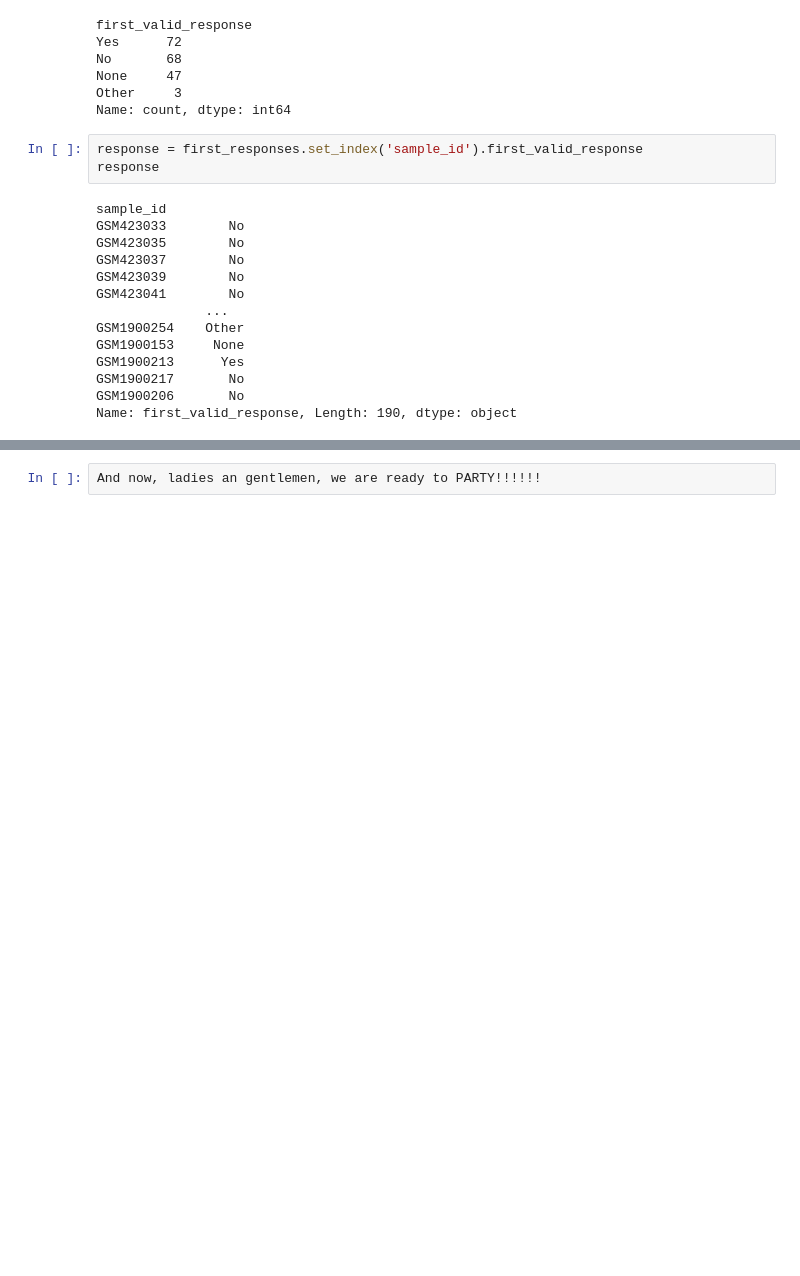
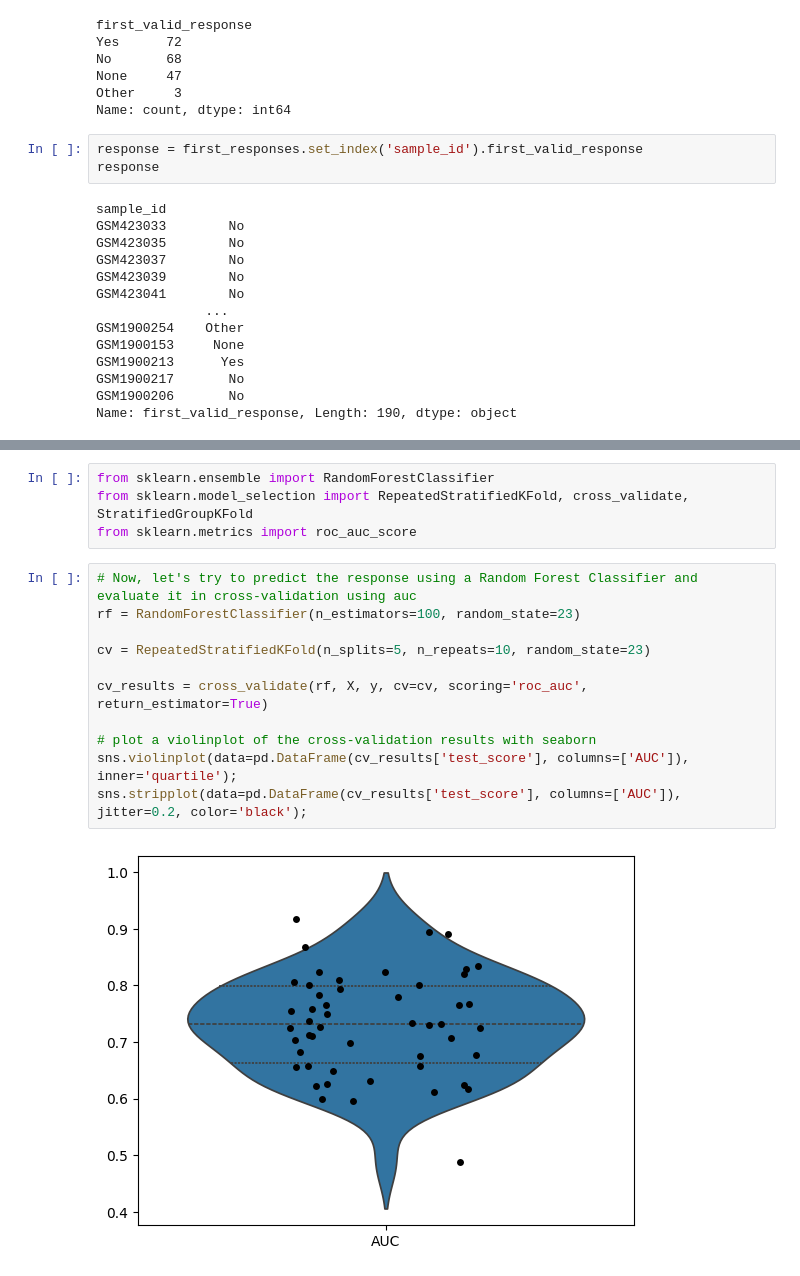
Before and after one commit to MaciejPiernik/ibd, a Jupyter notebook: ibd/notebooks/experiment_playground.ipynb, the cells around one changed output, grey strips where cells are left out. Cells and saved outputs as stored; diff of their text form; blank space fills up the shorter version.

Commit message:
First model

```diff
--- a/ibd/notebooks/experiment_playground.ipynb
+++ b/ibd/notebooks/experiment_playground.ipynb
@@ -291,2 +297,17 @@ sns.scatterplot(data=plot_data, x=0, y=1, hue="response");
-# %%
-And now, ladies an gentlemen, we are ready to PARTY!!!!!!
+# %%
+from sklearn.ensemble import RandomForestClassifier
+from sklearn.model_selection import RepeatedStratifiedKFold, cross_validate, StratifiedGroupKFold
+from sklearn.metrics import roc_auc_score
+# %%
+# Now, let's try to predict the response using a Random Forest Classifier and evaluate it in cross-validation using auc
+rf = RandomForestClassifier(n_estimators=100, random_state=23)
+
+cv = RepeatedStratifiedKFold(n_splits=5, n_repeats=10, random_state=23)
+
+cv_results = cross_validate(rf, X, y, cv=cv, scoring='roc_auc', return_estimator=True)
+
+# plot a violinplot of the cross-validation results with seaborn
+sns.violinplot(data=pd.DataFrame(cv_results['test_score'], columns=['AUC']), inner='quartile');
+sns.stripplot(data=pd.DataFrame(cv_results['test_score'], columns=['AUC']), jitter=0.2, color='black');
+# %% [output]
+[figure, added]
```
Also changed, not shown: parts of 11 cells of this notebook, 2 other files.
